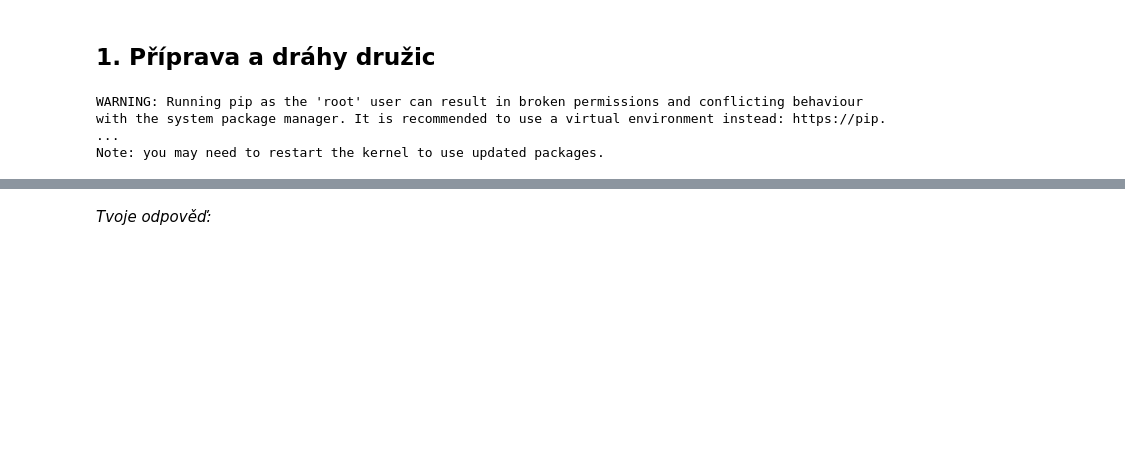
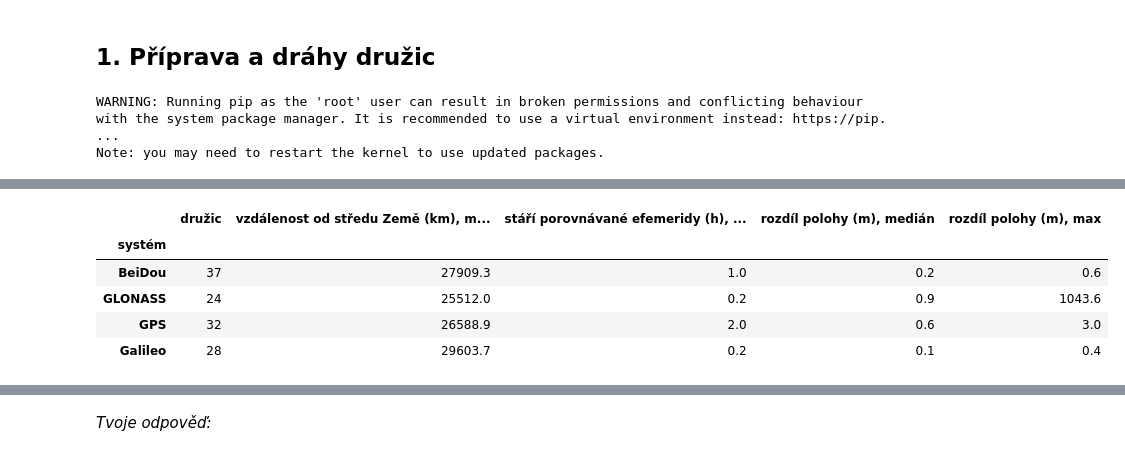
Before and after one commit to OpenSkyLab-space/notebooks, a Jupyter notebook: gnss_sky_cs.ipynb, the cells around one changed output, grey strips where cells are left out. Cells and saved outputs as stored; diff of their text form; code cells hidden in the pictures; blank space fills up the shorter version.

```diff
--- a/gnss_sky_cs.ipynb
+++ b/gnss_sky_cs.ipynb
@@ -157,0 +99,82 @@ max  0.53  0.84  0.97    48.0
+# %%
+GPS0 = datetime(1980, 1, 6, tzinfo=timezone.utc)
+def gps_seconds(t_utc):
+    return (t_utc - GPS0).total_seconds() + 18          # čas GPS je 18 s napřed před UTC (přestupné sekundy)
+
+MU = {"G": 3.986005e14, "E": 3.986004418e14, "C": 3.986004418e14}      # gravitační parametr Země (m³/s²) podle systému
+WE = {"G": 7.2921151467e-5, "E": 7.2921151467e-5, "C": 7.292115e-5}    # rotace Země (rad/s)
+
+def kepler(sat, v, tg):
+    """Poloha družice GPS, Galileo nebo BeiDou (ECEF, m) v čase GPS tg z keplerovských prvků."""
+    s = sat[0]
+    crs, dn, m0, cuc, e, cus, sqa, toe, cic, om0, cis, i0, crc, w, omd, idot = v[4:20]
+    tk = (tg - (14 if s == "C" else 0)) % 604800 - toe      # BeiDou má vlastní čas, o 14 s za GPS
+    tk = (tk + 302400) % 604800 - 302400                     # přes hranici týdne
+    a = sqa ** 2
+    M = m0 + (np.sqrt(MU[s] / a ** 3) + dn) * tk              # střední anomálie
+    E = M
+    for _ in range(10):
+        E = M + e * np.sin(E)                                 # Keplerova rovnice
+    phi = np.arctan2(np.sqrt(1 - e * e) * np.sin(E), np.cos(E) - e) + w
+    u = phi + cus * np.sin(2 * phi) + cuc * np.cos(2 * phi)
+    r = a * (1 - e * np.cos(E)) + crs * np.sin(2 * phi) + crc * np.cos(2 * phi)
+    inc = i0 + idot * tk + cis * np.sin(2 * phi) + cic * np.cos(2 * phi)
+    x, y = r * np.cos(u), r * np.sin(u)
+    if s == "C" and (int(sat[1:]) <= 5 or int(sat[1:]) >= 59):   # geostacionární BeiDou: zvláštní postup (sklon −5°)
+        om = om0 + omd * tk - WE[s] * toe
+        X, Y, Z = x * np.cos(om) - y * np.cos(inc) * np.sin(om), x * np.sin(om) + y * np.cos(inc) * np.cos(om), y * np.sin(inc)
+        f5, c, sn = np.radians(-5), np.cos(WE[s] * tk), np.sin(WE[s] * tk)
+        Y, Z = Y * np.cos(f5) + Z * np.sin(f5), -Y * np.sin(f5) + Z * np.cos(f5)
+        return np.array([c * X + sn * Y, -sn * X + c * Y, Z])
+    om = om0 + (omd - WE[s]) * tk - WE[s] * toe
+    return np.array([x * np.cos(om) - y * np.cos(inc) * np.sin(om), x * np.sin(om) + y * np.cos(inc) * np.cos(om), y * np.sin(inc)])
+
+def glonass(v, t_ref, tg):
+    """Poloha družice GLONASS (ECEF, m): integrace pohybu s J2 z vysílaného stavu (Runge–Kutta, krok do 60 s)."""
+    y = np.array([v[3], v[7], v[11], v[4], v[8], v[12]]) * 1000.0
+    acc = np.array([v[5], v[9], v[13]]) * 1000.0
+    mu, ae, j2, we = 3.9860044e14, 6378136.0, 1.0826257e-3, 7.292115e-5
+    def f(y):
+        x, yy, z, vx, vy, vz = y
+        r = np.sqrt(x * x + yy * yy + z * z); k = 1.5 * j2 * mu * ae ** 2 / r ** 5
+        return np.array([vx, vy, vz,
+                         -mu * x / r ** 3 - k * x * (1 - 5 * z * z / r ** 2) + we ** 2 * x + 2 * we * vy + acc[0],
+                         -mu * yy / r ** 3 - k * yy * (1 - 5 * z * z / r ** 2) + we ** 2 * yy - 2 * we * vx + acc[1],
+                         -mu * z / r ** 3 - k * z * (3 - 5 * z * z / r ** 2) + acc[2]])
+    n = max(int(np.ceil(abs(tg - t_ref) / 60)), 1); h = (tg - t_ref) / n
+    for _ in range(n):
+        k1 = f(y); k2 = f(y + h / 2 * k1); k3 = f(y + h / 2 * k2); k4 = f(y + h * k3)
+        y = y + h / 6 * (k1 + 2 * k2 + 2 * k3 + k4)
+    return y[:3]
+
+BY_SAT = {}
+for sat, s, t, v in EPH:          # referenční čas zprávy v sekundách GPS; GLONASS má čas v UTC, BeiDou v čase BeiDou
+    t_ref = gps_seconds(t) if s == "R" else (t - GPS0).total_seconds() + (14 if s == "C" else 0)
+    BY_SAT.setdefault(sat, {})[t_ref] = v
+MAX_AGE = {"G": 4 * 3600, "E": 4 * 3600, "C": 4 * 3600, "R": 3600}
+
+@lru_cache(maxsize=None)
+def sat_pos(sat, tg, rank=0):
+    """Poloha družice v čase tg z nejbližší efemeridy (rank=1: z druhé nejbližší); None, když žádná neplatí."""
+    refs = sorted(BY_SAT[sat], key=lambda r: abs(r - tg))
+    if len(refs) <= rank or abs(refs[rank] - tg) > MAX_AGE[sat[0]]:
+        return None
+    v = BY_SAT[sat][refs[rank]]
+    return glonass(v, refs[rank], tg) if sat[0] == "R" else kepler(sat, v, tg)
+
+HOUR = 12          # ◀ parametr: hodina kontroly (UTC)
+RANK = 1           # ◀ parametr: se kterou další efemeridou porovnat (1 = sousední, 3 = o tři dál)
+t_check = gps_seconds(datetime(DAY.year, DAY.month, DAY.day, HOUR, 0, tzinfo=timezone.utc))
+rows = []
+for sat, msgs in BY_SAT.items():
+    refs = sorted(msgs, key=lambda r: abs(r - t_check))
+    if len(refs) <= RANK:
+        continue
+    p = [glonass(msgs[r], r, t_check) if sat[0] == "R" else kepler(sat, msgs[r], t_check) for r in (refs[0], refs[RANK])]
+    rows.append((SYSTEMS[sat[0]], sat, np.linalg.norm(p[0]) / 1000, abs(refs[RANK] - t_check) / 3600, np.linalg.norm(p[0] - p[1])))
+chk = pd.DataFrame(rows, columns=["systém", "družice", "km", "h", "m"])
+print(f"{DAY} {HOUR}:00 UTC, poloha z nejbližší efemeridy a z efemeridy o {RANK} dál:")
+chk.groupby("systém").agg(družic=("družice", "size"), **{"vzdálenost od středu Země (km), medián": ("km", "median"),
+                          "stáří porovnávané efemeridy (h), medián": ("h", "median"), "rozdíl polohy (m), medián": ("m", "median"),
+                          "rozdíl polohy (m), max": ("m", "max")}).round(1)
+# %% [output]
@@ -157,0 +182,6 @@ max  0.53  0.84  0.97    48.0
+|  | družic | vzdálenost od středu Země (km), m... | stáří porovnávané efemeridy (h), ... | rozdíl polohy (m), medián | rozdíl polohy (m), max |
+| systém |  |  |  |  |  |
+| BeiDou | 37 | 27909.3 | 1.0 | 0.2 | 0.6 |
+| GLONASS | 24 | 25512.0 | 0.2 | 0.9 | 1043.6 |
+| GPS | 32 | 26588.9 | 2.0 | 0.6 | 3.0 |
+| Galileo | 28 | 29603.7 | 0.2 | 0.1 | 0.4 |
```
Also changed, not shown: parts of 31 cells of this notebook, 4 other files.
